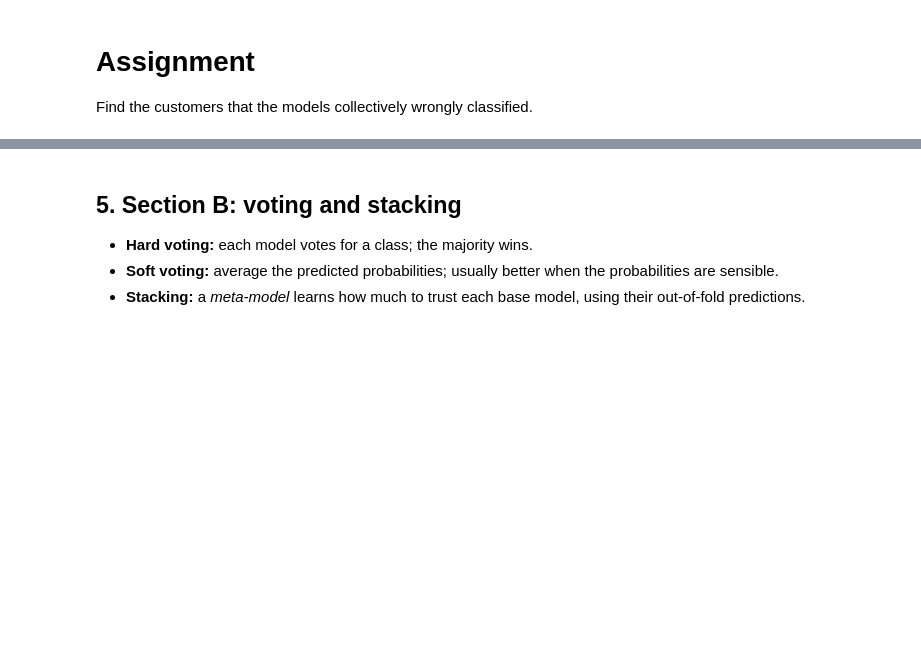
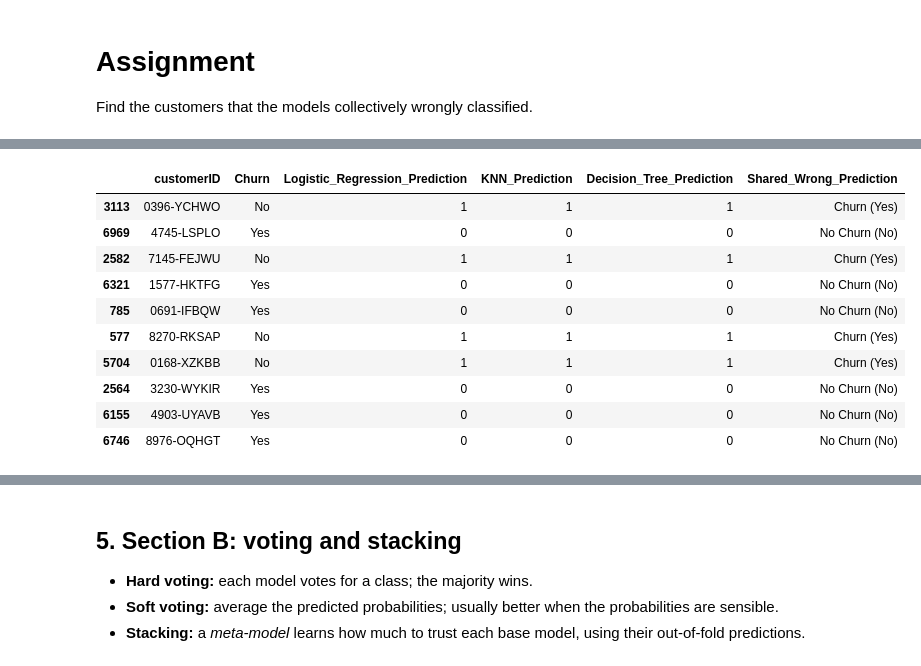
Before and after one commit to adeizaofficial/NUTDTS816-Oricha-NUTM-Time-Series-Analysis, a Jupyter notebook: 01_Churn_Ensembles_and_Boosting.ipynb, the cells around one changed output, grey strips where cells are left out. Cells and saved outputs as stored; diff of their text form; code cells hidden in the pictures; blank space fills up the shorter version.

```diff
--- a/01_Churn_Ensembles_and_Boosting.ipynb
+++ b/01_Churn_Ensembles_and_Boosting.ipynb
@@ -351,3 +351,73 @@ The mistakes are **strongly correlated**, so the majority vote gains little: the
 # Assignment
 
 Find the customers that the models collectively wrongly classified.
+# %%
+
+#Step 1: Confirm that all three models have predictions
+#for the same customers, in the same row order.
+
+assert oof.index.equals(y_train.index), (
+"Prediction and actual-outcome indices do not match."
+)
+
+assert oof.notna().all().all(), (
+"Missing predictions detected."
+)
+
+#Step 2: Identify customers for whom all three models made the same incorrect prediction.
+
+wrong = oof.ne(y_train, axis=0)
+
+collectively_wrong = wrong.all(axis=1)
+
+#Step 3: Retrieve the original customer IDs and actual outcomes.
+
+selected = churn.loc[
+oof.index[collectively_wrong],
+["customerID", "Churn"]
+].copy()
+
+
+#Step 4: Add the prediction made by each model.
+
+selected["Logistic_Regression_Prediction"] = (
+oof.loc[collectively_wrong, "logistic"]
+)
+
+selected["KNN_Prediction"] = (
+oof.loc[collectively_wrong, "knn"]
+)
+
+selected["Decision_Tree_Prediction"] = (
+oof.loc[collectively_wrong, "tree"]
+)
+
+#Step 5: Add a human-readable description of the shared prediction.
+
+selected["Shared_Wrong_Prediction"] = np.where(
+oof.loc[collectively_wrong, "logistic"].eq(1),
+"Churn (Yes)",
+"No Churn (No)"
+)
+
+#Step 6: Calculate the number and percentage of collectively misclassified customers.
+
+total_customers = len(oof)
+number_misclassified = len(selected)
+
+percentage_misclassified = (
+number_misclassified / total_customers
+) * 100
+
+print("ASSIGNMENT RESULTS")
+print("=" * 55)
+
+print(f"Total training customers: {total_customers:,}")
+print(f"Collectively misclassified customers: {number_misclassified:,}")
+print(f"Percentage collectively misclassified: "
+f"{percentage_misclassified:.2f}%")
+
+#Step 7: Display the identified customers.
+
+display(selected.head(10))
+# %% [output]
@@ -353,0 +429,11 @@ Find the customers that the models collectively wrongly classified.
+|  | customerID | Churn | Logistic_Regression_Prediction | KNN_Prediction | Decision_Tree_Prediction | Shared_Wrong_Prediction |
+| 3113 | 0396-YCHWO | No | 1 | 1 | 1 | Churn (Yes) |
+| 6969 | 4745-LSPLO | Yes | 0 | 0 | 0 | No Churn (No) |
+| 2582 | 7145-FEJWU | No | 1 | 1 | 1 | Churn (Yes) |
+| 6321 | 1577-HKTFG | Yes | 0 | 0 | 0 | No Churn (No) |
+| 785 | 0691-IFBQW | Yes | 0 | 0 | 0 | No Churn (No) |
+| 577 | 8270-RKSAP | No | 1 | 1 | 1 | Churn (Yes) |
+| 5704 | 0168-XZKBB | No | 1 | 1 | 1 | Churn (Yes) |
+| 2564 | 3230-WYKIR | Yes | 0 | 0 | 0 | No Churn (No) |
+| 6155 | 4903-UYAVB | Yes | 0 | 0 | 0 | No Churn (No) |
+| 6746 | 8976-OQHGT | Yes | 0 | 0 | 0 | No Churn (No) |
```
Also changed, not shown: parts of 15 cells of this notebook.
